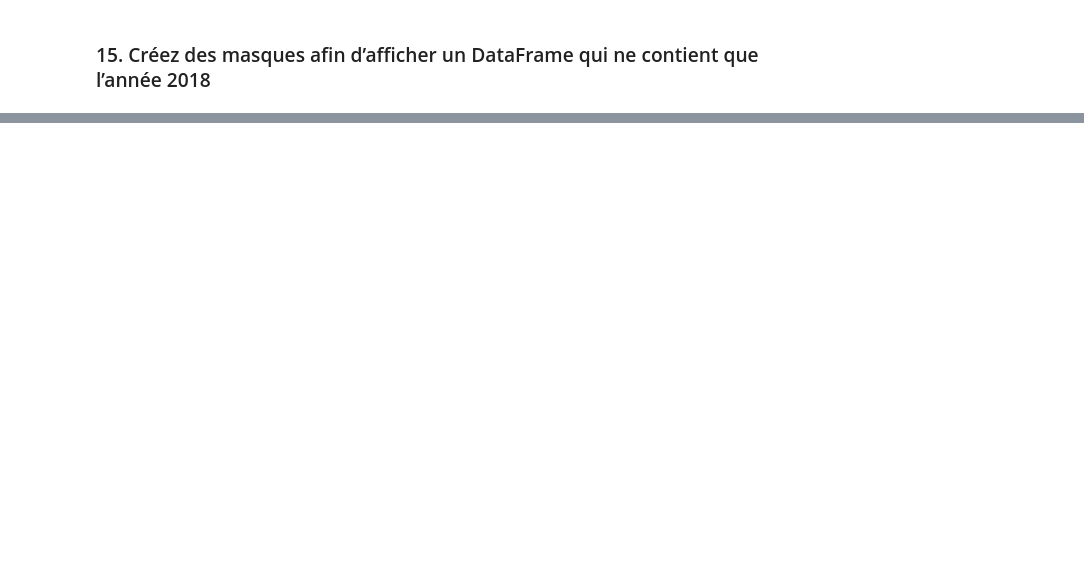
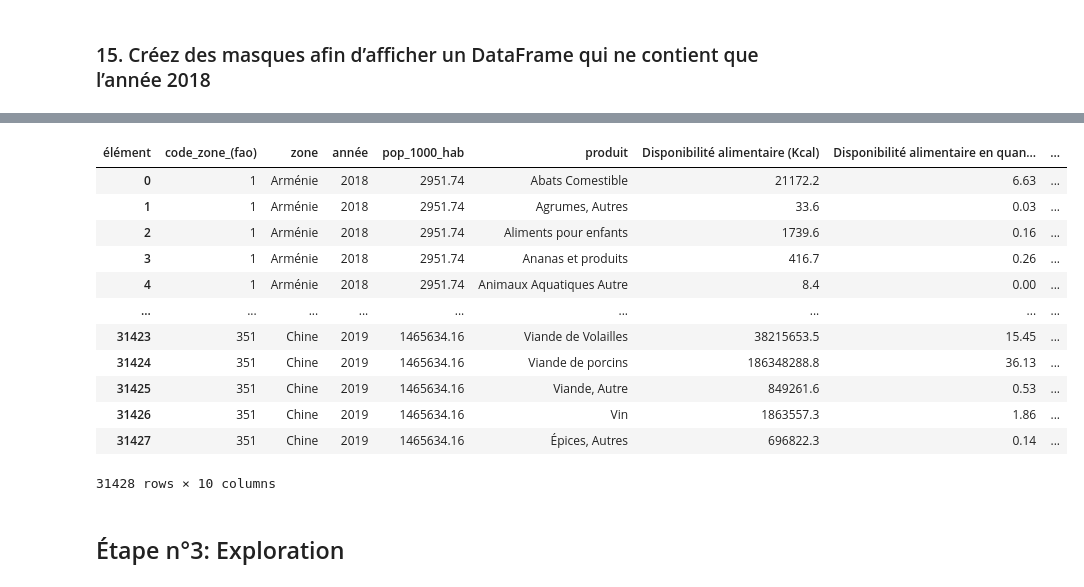
Before and after one commit to DonzerHD/Pandas_Dev_IA, a Jupyter notebook: Pandas_Activité.ipynb, the cells around one changed output, grey strips where cells are left out. Cells and saved outputs as stored; diff of their text form; code cells hidden in the pictures; blank space fills up the shorter version.

Commit message:
exploration

```diff
--- a/Pandas_Activité.ipynb
+++ b/Pandas_Activité.ipynb
@@ -295,0 +297,28 @@ df_masque
+# %%
+
+zone_files = ['df_afrique_de_est.csv', 'df_afrique_centre.csv', 'df_afrique_du_nord.csv', 'df_afrique_du_sud.csv', 'df_afrique_de_louest.csv', 'df_amerique_du_nord.csv', 'df_amerique_centrale.csv', 'df_caraibes.csv', 'df_amerique_du_sud.csv', 'df_asie_centrale.csv', 'df_asie_de_l_est.csv', 'df_asie_du_sud.csv', 'df_asie_du_sud_est.csv', 'df_asie_de_l_ouest.csv', 'df_europe_de_l_est.csv', 'df_europe_du_nord.csv', 'df_europe_du_sud.csv', 'df_europe_de_l_ouest.csv', 'df_australie_nouvelle_zelande.csv', 'df_melanesie.csv', 'df_micronesie.csv', 'df_polynesie.csv']
+
+zone_names = ['Afrique de l\'Est', 'Afrique Centrale', 'Afrique du Nord', 'Afrique Australe', 'Afrique de l\'Ouest', 'Amérique du Nord', 'Amérique Centrale', 'Caraïbes', 'Amérique du Sud', 'Asie Centrale', 'Asie de l\'Est', 'Asie du Sud', 'Asie du Sud-Est', 'Asie de l\'Ouest', 'Europe de l\'Est', 'Europe du Nord', 'Europe du Sud', 'Europe de l\'Ouest', 'Australie et Nouvelle-Zélande', 'Mélanésie', 'Micronésie', 'Polynésie']
+
+for zone_file, zone_name in zip(zone_files, zone_names):
+    df_zone = pd.read_csv(f'data/regions/{zone_file}')
+    df_pivot.loc[df_pivot['zone'].isin(df_zone['Zone']), 'zone_geographique'] = zone_name
+    df_pivot.loc[df_pivot['zone'] == 'Chine', 'zone_geographique'] = 'Asie de l\'Est'
+
+df_pivot
+# %% [output]
+| élément | code_zone_(fao) | zone | année | pop_1000_hab | produit | Disponibilité alimentaire (Kcal) | Disponibilité alimentaire en quan... | ... |
+| 0 | 1 | Arménie | 2018 | 2951.74 | Abats Comestible | 21172.2 | 6.63 | ... |
+| 1 | 1 | Arménie | 2018 | 2951.74 | Agrumes, Autres | 33.6 | 0.03 | ... |
+| 2 | 1 | Arménie | 2018 | 2951.74 | Aliments pour enfants | 1739.6 | 0.16 | ... |
+| 3 | 1 | Arménie | 2018 | 2951.74 | Ananas et produits | 416.7 | 0.26 | ... |
+| 4 | 1 | Arménie | 2018 | 2951.74 | Animaux Aquatiques Autre | 8.4 | 0.00 | ... |
+| ... | ... | ... | ... | ... | ... | ... | ... | ... |
+| 31423 | 351 | Chine | 2019 | 1465634.16 | Viande de Volailles | 38215653.5 | 15.45 | ... |
+| 31424 | 351 | Chine | 2019 | 1465634.16 | Viande de porcins | 186348288.8 | 36.13 | ... |
+| 31425 | 351 | Chine | 2019 | 1465634.16 | Viande, Autre | 849261.6 | 0.53 | ... |
+| 31426 | 351 | Chine | 2019 | 1465634.16 | Vin | 1863557.3 | 1.86 | ... |
+| 31427 | 351 | Chine | 2019 | 1465634.16 | Épices, Autres | 696822.3 | 0.14 | ... |
+31428 rows × 10 columns
+# %% [markdown]
+## Étape n°3: Exploration
```
Also changed, not shown: parts of 5 cells of this notebook, 22 other files.
